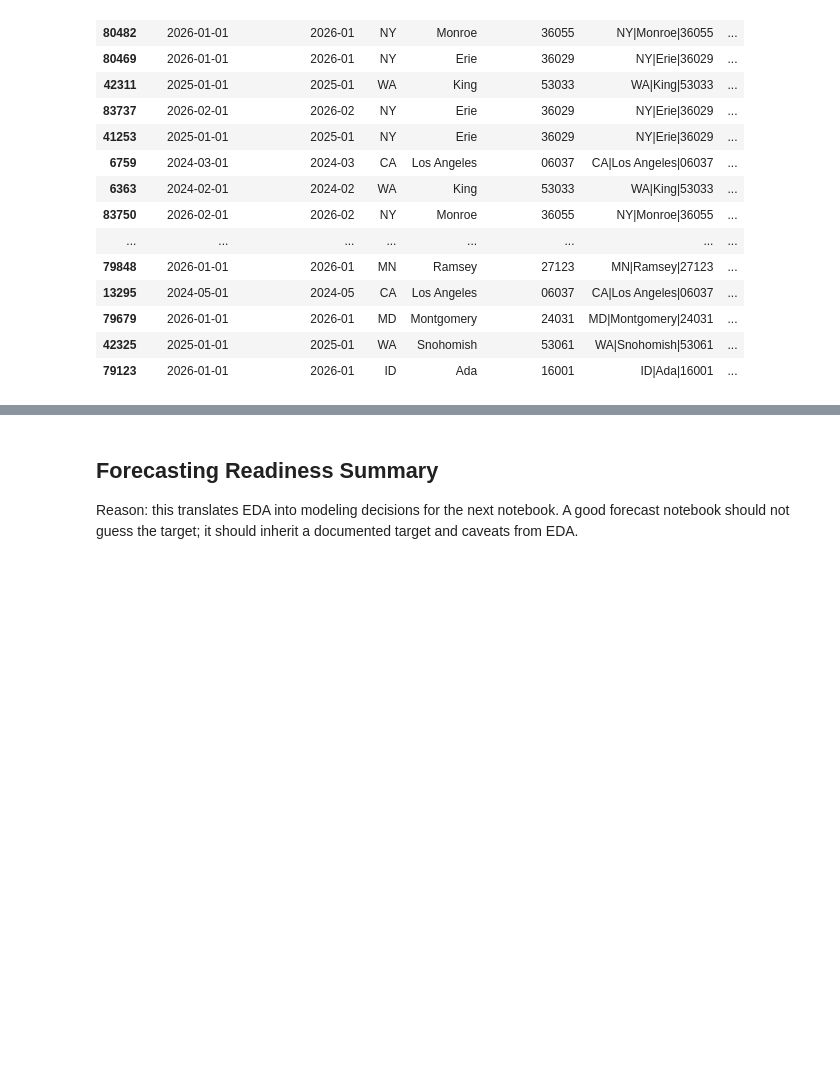
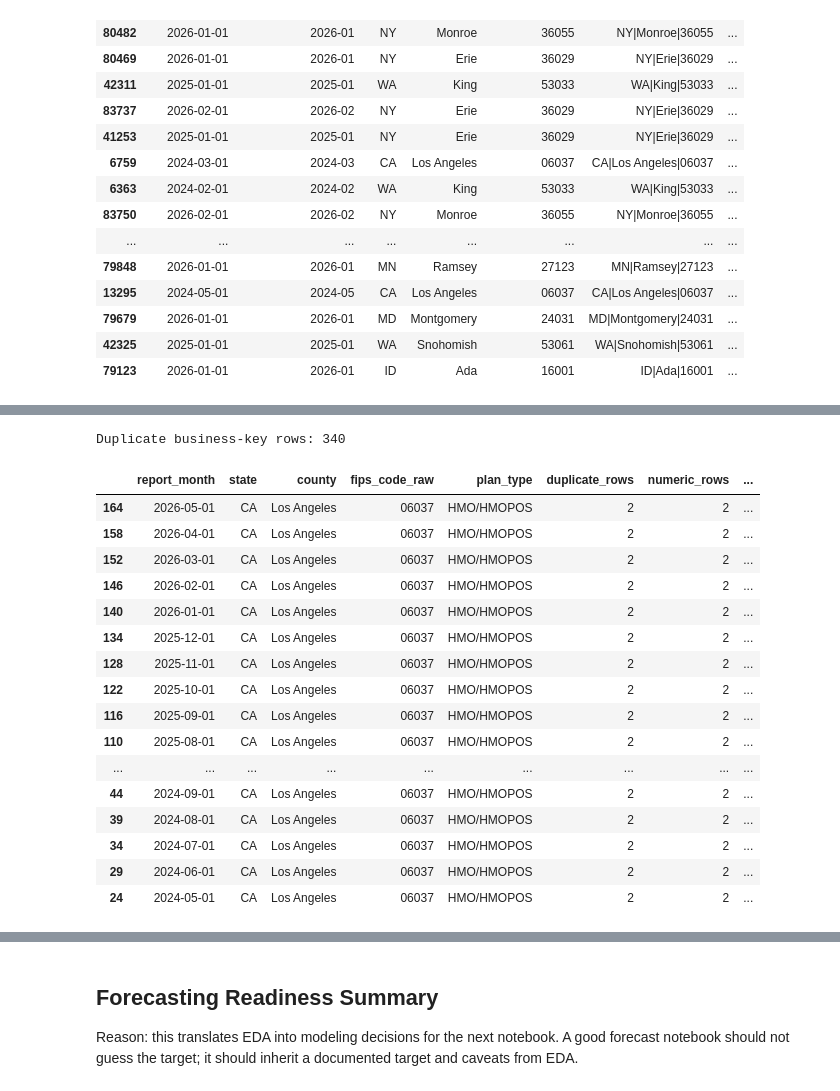
Before and after one commit to Shahneela-Zafar/rcm-cms-mvp, a Jupyter notebook: notebooks/02_ma_enrollment_eda.ipynb, the cells around one changed output, grey strips where cells are left out. Saved outputs shown, nothing was run; the diff lists cells and outputs as text; code cells hidden in the pictures; blank space fills up the shorter version.

```diff
--- a/notebooks/02_ma_enrollment_eda.ipynb
+++ b/notebooks/02_ma_enrollment_eda.ipynb
@@ -711,0 +783,39 @@ display(county_outliers.head(20))
+# %%
+duplicate_keys = ["report_month", "state", "county", "fips_code_raw", "plan_type"]
+ma["is_duplicate_business_key"] = ma.duplicated(duplicate_keys, keep=False)
+
+duplicate_summary = (
+    ma.loc[ma["is_duplicate_business_key"]]
+    .groupby(duplicate_keys, as_index=False)
+    .agg(
+        duplicate_rows=("source_row_number", "count"),
+        numeric_rows=("is_enrollment_numeric", "sum"),
+        suppressed_rows=("is_enrollment_suppressed", "sum"),
+        observed_enrollment_sum=("enrolled", "sum"),
+        source_zips=("source_zip", lambda s: "; ".join(sorted(set(s)))),
+    )
+    .sort_values(["duplicate_rows", "observed_enrollment_sum"], ascending=False)
+)
+
+duplicate_summary.to_csv(REPORT_TABLE_DIR / "ma_scp_duplicate_business_key_summary.csv", index=False)
+print(f"Duplicate business-key rows: {int(ma['is_duplicate_business_key'].sum()):,}")
+display(duplicate_summary.head(25))
+# %% [output]
+Duplicate business-key rows: 340
+|  | report_month | state | county | fips_code_raw | plan_type | duplicate_rows | numeric_rows | ... |
+| 164 | 2026-05-01 | CA | Los Angeles | 06037 | HMO/HMOPOS | 2 | 2 | ... |
+| 158 | 2026-04-01 | CA | Los Angeles | 06037 | HMO/HMOPOS | 2 | 2 | ... |
+| 152 | 2026-03-01 | CA | Los Angeles | 06037 | HMO/HMOPOS | 2 | 2 | ... |
+| 146 | 2026-02-01 | CA | Los Angeles | 06037 | HMO/HMOPOS | 2 | 2 | ... |
+| 140 | 2026-01-01 | CA | Los Angeles | 06037 | HMO/HMOPOS | 2 | 2 | ... |
+| 134 | 2025-12-01 | CA | Los Angeles | 06037 | HMO/HMOPOS | 2 | 2 | ... |
+| 128 | 2025-11-01 | CA | Los Angeles | 06037 | HMO/HMOPOS | 2 | 2 | ... |
+| 122 | 2025-10-01 | CA | Los Angeles | 06037 | HMO/HMOPOS | 2 | 2 | ... |
+| 116 | 2025-09-01 | CA | Los Angeles | 06037 | HMO/HMOPOS | 2 | 2 | ... |
+| 110 | 2025-08-01 | CA | Los Angeles | 06037 | HMO/HMOPOS | 2 | 2 | ... |
+| ... | ... | ... | ... | ... | ... | ... | ... | ... |
+| 44 | 2024-09-01 | CA | Los Angeles | 06037 | HMO/HMOPOS | 2 | 2 | ... |
+| 39 | 2024-08-01 | CA | Los Angeles | 06037 | HMO/HMOPOS | 2 | 2 | ... |
+| 34 | 2024-07-01 | CA | Los Angeles | 06037 | HMO/HMOPOS | 2 | 2 | ... |
+| 29 | 2024-06-01 | CA | Los Angeles | 06037 | HMO/HMOPOS | 2 | 2 | ... |
+| 24 | 2024-05-01 | CA | Los Angeles | 06037 | HMO/HMOPOS | 2 | 2 | ... |
```
Also changed, not shown: parts of 55 cells of this notebook, 1 other file.
